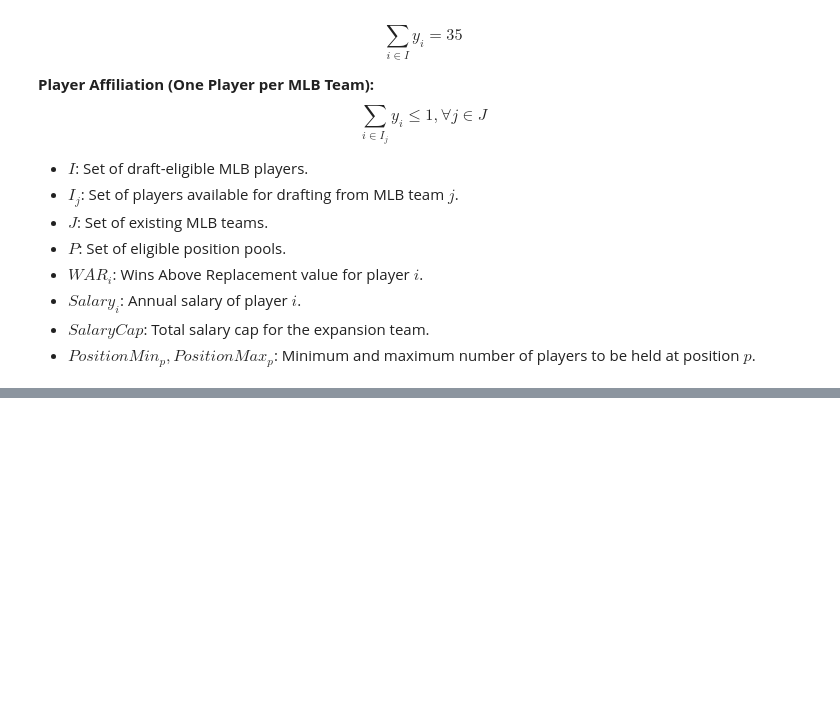
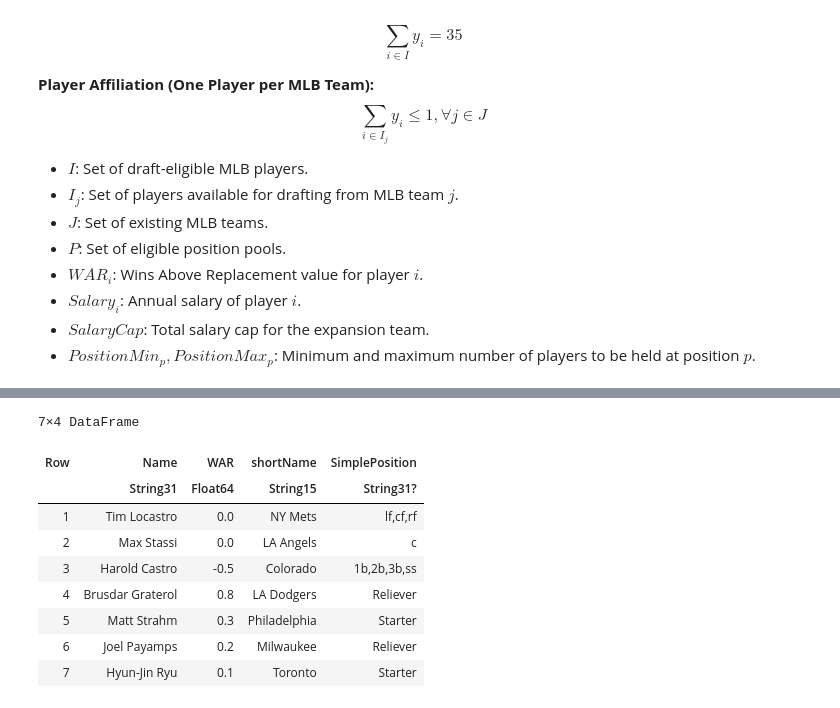
Before and after one commit to hanksnowdon/OptimizationProject, a Jupyter notebook: Code/Modeling.ipynb, the cells around one changed output, grey strips where cells are left out. Cells and saved outputs as stored; diff of their text form; code cells hidden in the pictures; blank space fills up the shorter version.

```diff
--- a/Code/Modeling.ipynb
+++ b/Code/Modeling.ipynb
@@ -628,0 +648,14 @@ mod3[5]
+# %%
+CSV.write("../Results/round3.csv", mod3[6][3])
+mod3[6][3]
+# %% [output]
+7×4 DataFrame
+| Row | Name | WAR | shortName | SimplePosition |
+|  | String31 | Float64 | String15 | String31? |
+| 1 | Tim Locastro | 0.0 | NY Mets | lf,cf,rf |
+| 2 | Max Stassi | 0.0 | LA Angels | c |
+| 3 | Harold Castro | -0.5 | Colorado | 1b,2b,3b,ss |
+| 4 | Brusdar Graterol | 0.8 | LA Dodgers | Reliever |
+| 5 | Matt Strahm | 0.3 | Philadelphia | Starter |
+| 6 | Joel Payamps | 0.2 | Milwaukee | Reliever |
+| 7 | Hyun-Jin Ryu | 0.1 | Toronto | Starter |
```
Also changed, not shown: parts of 17 cells of this notebook, 11 other files.
